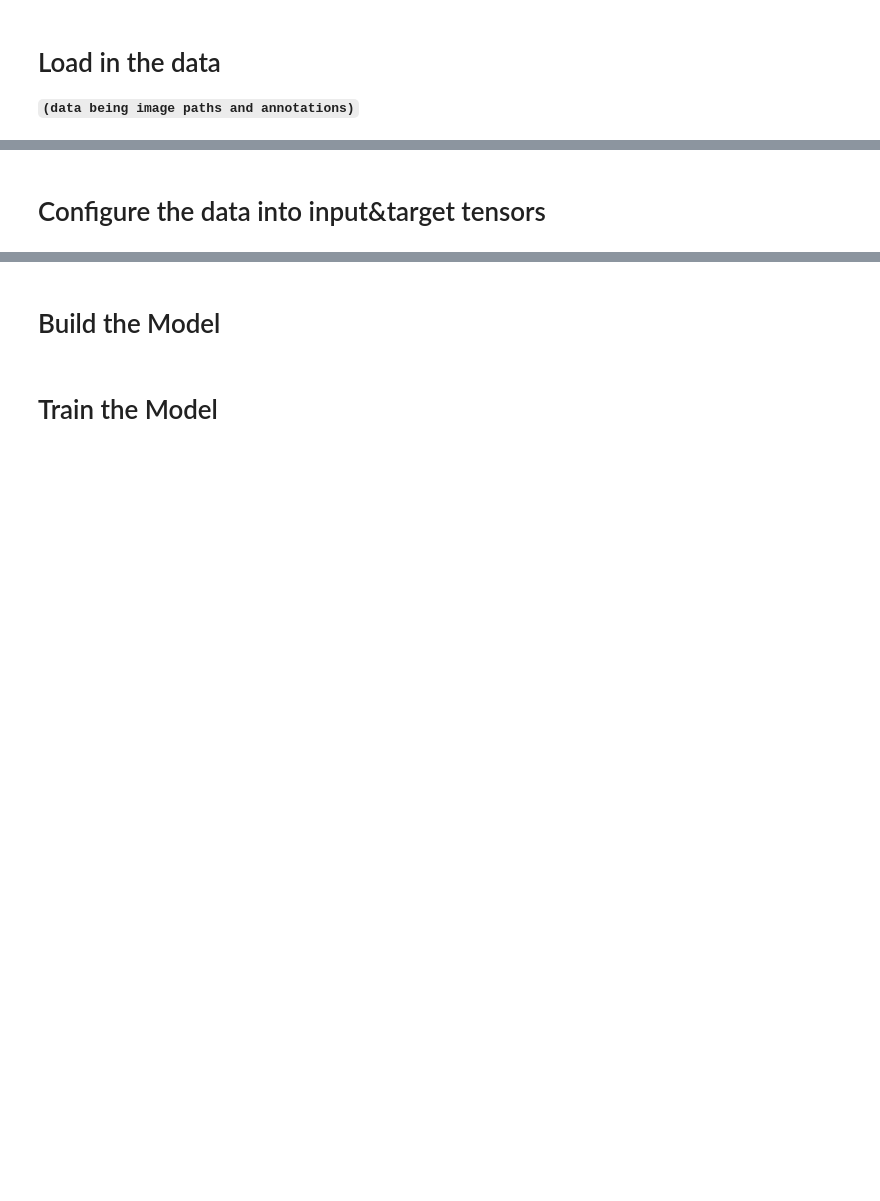
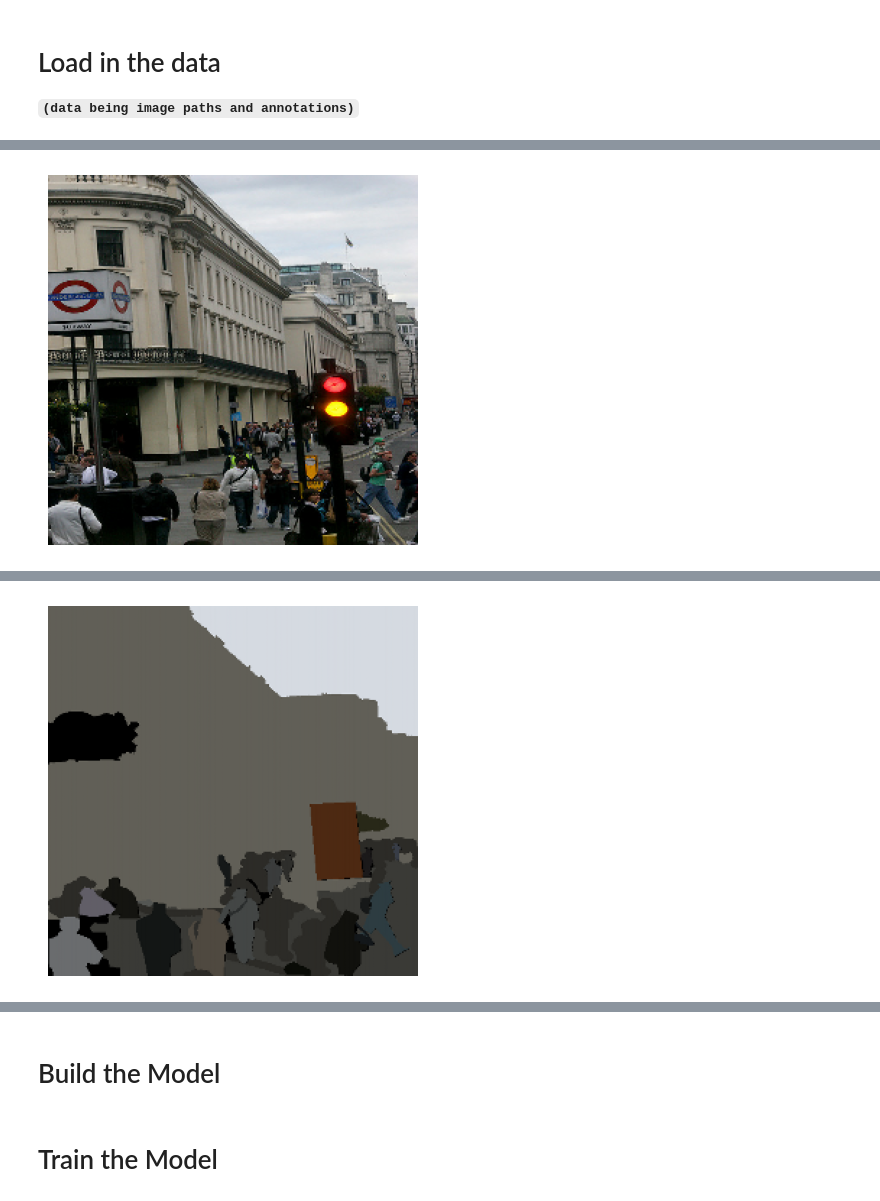
Before and after one commit to FaceInCake/4740_Project_GCN, a Jupyter notebook: Main.ipynb, the cells around one changed output, grey strips where cells are left out. Saved outputs shown, nothing was run; the diff lists cells and outputs as text; code cells hidden in the pictures; blank space fills up the shorter version.

```diff
--- a/Main.ipynb
+++ b/Main.ipynb
@@ -5,3 +13,9 @@ from matplotlib import pyplot as plt
+# %%
+# Configurables
+
+IMAGE_SIZE = (256, 256)
+
+SUPERPIXELS = 512
 # %% [markdown]
 # Load in the data
 **`(data being image paths and annotations)`**
@@ -41,2 +21,0 @@ plt.show()
-# %% [markdown]
-# Configure the data into input&target tensors
@@ -55,0 +22,44 @@ xy_val = tf.data.Dataset.from_generator((
+# %%
+# Call to tfds.load
+
+
+from functools import reduce
+
+ds_train :tf.data.Dataset = tfds.load('coco/2017_panoptic', split='train', shuffle_files=True) # type: ignore
+ds_val :tf.data.Dataset = tfds.load('coco/2017_panoptic', split='validation', shuffle_files=True) # type: ignore
+
+def process_datapoint (dp):
+    dp['image'] = tf.math.divide(
+        tf.image.resize(dp['image'], IMAGE_SIZE, tf.image.ResizeMethod.BICUBIC),
+        255.0
+    )
+    dp['panoptic_image'] = tf.math.divide(
+        tf.image.resize(dp['panoptic_image'], IMAGE_SIZE, tf.image.ResizeMethod.BICUBIC),
+        255.0
+    )
+    return dp
+
+ds_train = ds_train.map(process_datapoint)
+ds_val = ds_val.map(process_datapoint)
+
+example = next(iter(ds_val.take(1)))
+example_image = example['image']
+plt.imshow(example_image)
+plt.axis('off')
+plt.show()
+example_segmentations = example['panoptic_image']
+plt.imshow(example_segmentations)
+plt.axis('off')
+plt.show()
+
+# def draw_bbox (img, bbox):
+#     return cv2.rectangle(img, bbox[0:2], bbox[2:4], (255, 255, 0))
+# plt.imshow(reduce( # Show image with object bboxes
+#     draw_bbox,
+#     [example['panoptic_objects']['bbox'][i,:]
+#         for i in range(example['panoptic_objects']['id'].shape[0])],
+#     Mat(example['image'])
+# ))
+# plt.axis('off')
+# plt.show()
+# %% [output]
@@ -55,0 +68 @@ xy_val = tf.data.Dataset.from_generator((
+[figure, added]
@@ -55,0 +70 @@ xy_val = tf.data.Dataset.from_generator((
+[figure, added]
```
Also changed, not shown: parts of 12 cells of this notebook, 5 other files.
